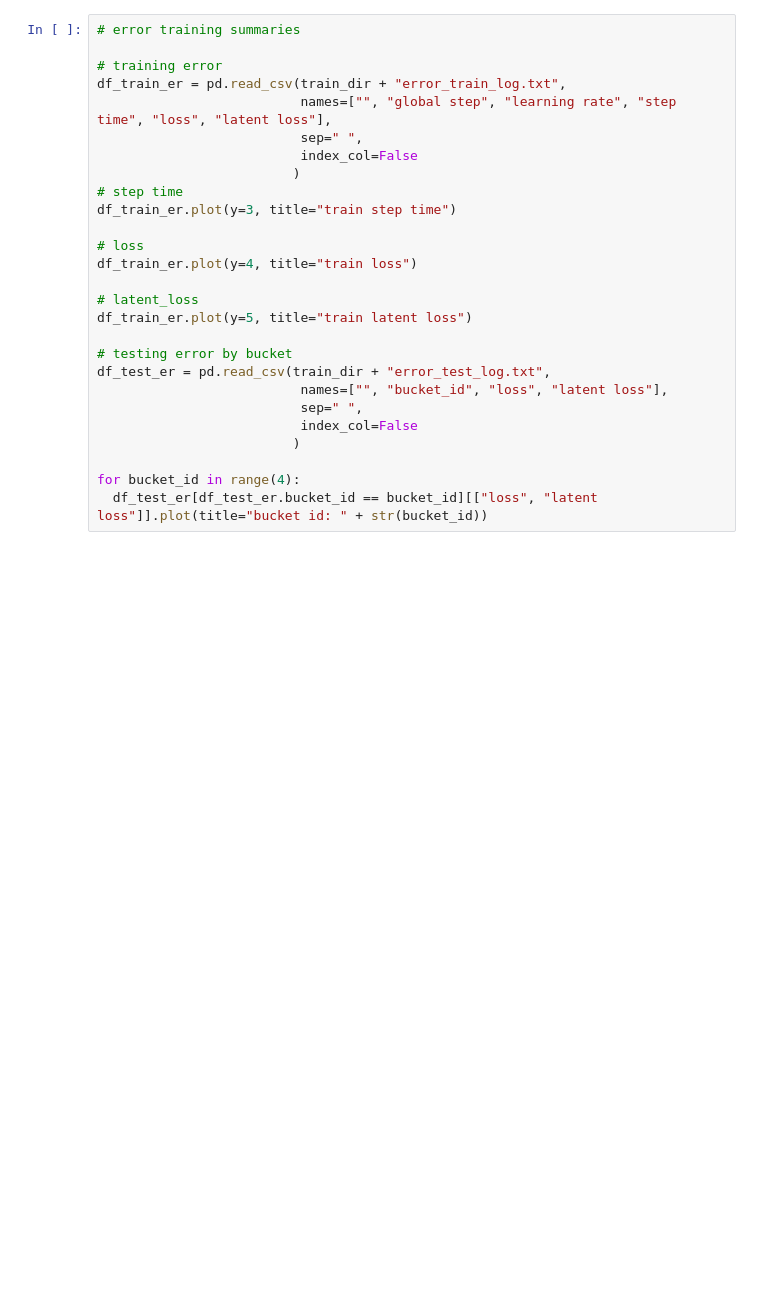
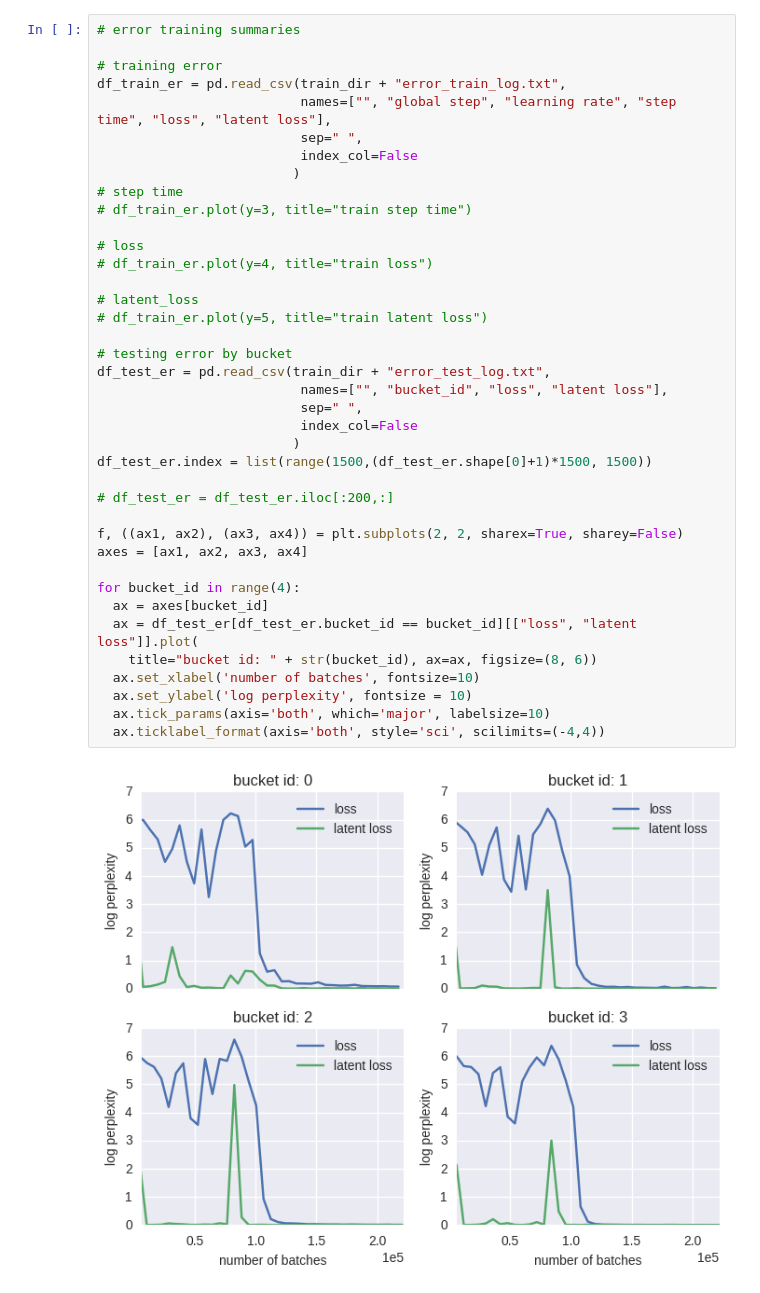
Before and after one commit to patrickbreen/seq2seq, a Jupyter notebook: Generate_Protein_Figs.ipynb, the cells around one changed output. Drawn from its saved outputs; the diff is of its cells as text; blank space fills up the shorter version.

Commit message:
clean things up, and rerun with new params

```diff
--- a/Generate_Protein_Figs.ipynb
+++ b/Generate_Protein_Figs.ipynb
@@ -17,29 +18,43 @@ data_dir = "/home/ubuntu/Desktop/seq2seq/protein_data/"
 # %%
 # error training summaries
 
 # training error
 df_train_er = pd.read_csv(train_dir + "error_train_log.txt",
                           names=["", "global step", "learning rate", "step time", "loss", "latent loss"],
                           sep=" ",
                           index_col=False
                          )
 # step time
-df_train_er.plot(y=3, title="train step time")
+# df_train_er.plot(y=3, title="train step time")
 
 # loss
-df_train_er.plot(y=4, title="train loss")
+# df_train_er.plot(y=4, title="train loss")
 
 # latent_loss
-df_train_er.plot(y=5, title="train latent loss")
+# df_train_er.plot(y=5, title="train latent loss")
 
 # testing error by bucket
 df_test_er = pd.read_csv(train_dir + "error_test_log.txt",
                           names=["", "bucket_id", "loss", "latent loss"],
                           sep=" ",
                           index_col=False
                          )
+df_test_er.index = list(range(1500,(df_test_er.shape[0]+1)*1500, 1500))
+
+# df_test_er = df_test_er.iloc[:200,:]
+
+f, ((ax1, ax2), (ax3, ax4)) = plt.subplots(2, 2, sharex=True, sharey=False)
+axes = [ax1, ax2, ax3, ax4]
 
 for bucket_id in range(4):
-  df_test_er[df_test_er.bucket_id == bucket_id][["loss", "latent loss"]].plot(title="bucket id: " + str(bucket_id))
+  ax = axes[bucket_id]
+  ax = df_test_er[df_test_er.bucket_id == bucket_id][["loss", "latent loss"]].plot(
+    title="bucket id: " + str(bucket_id), ax=ax, figsize=(8, 6))
+  ax.set_xlabel('number of batches', fontsize=10)
+  ax.set_ylabel('log perplexity', fontsize = 10)
+  ax.tick_params(axis='both', which='major', labelsize=10)
+  ax.ticklabel_format(axis='both', style='sci', scilimits=(-4,4))
+# %% [output]
+[figure, added]
 # %%
 # visualize embeddings
```
Also changed, not shown: parts of 5 cells of this notebook, 2 other files.
